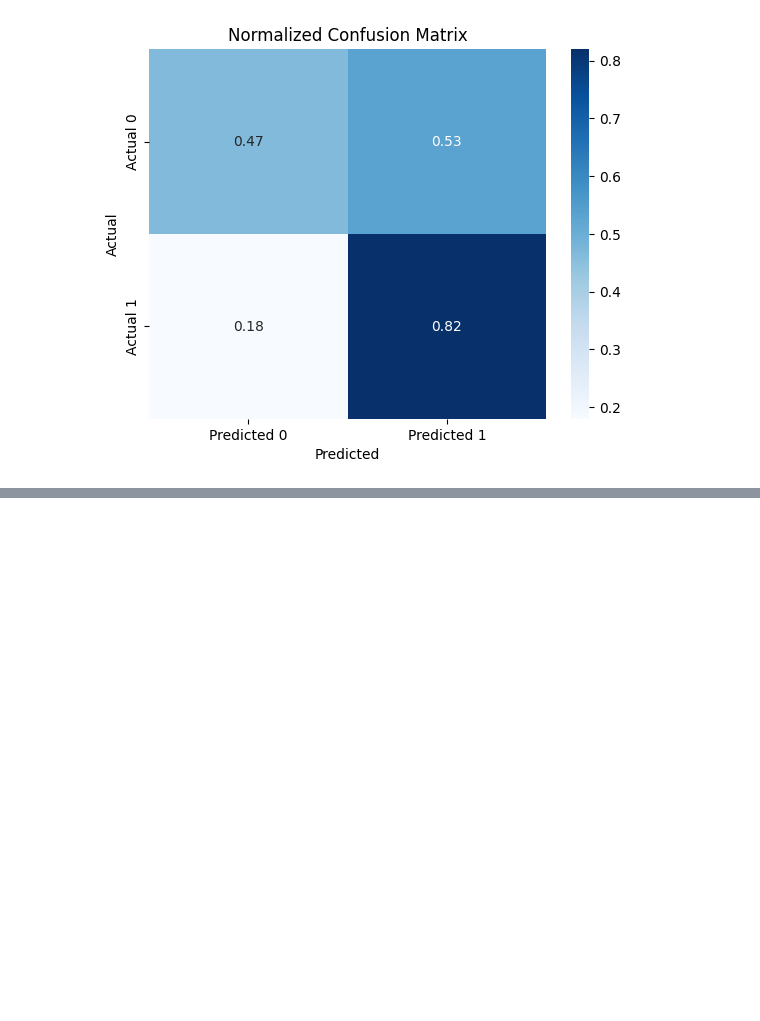
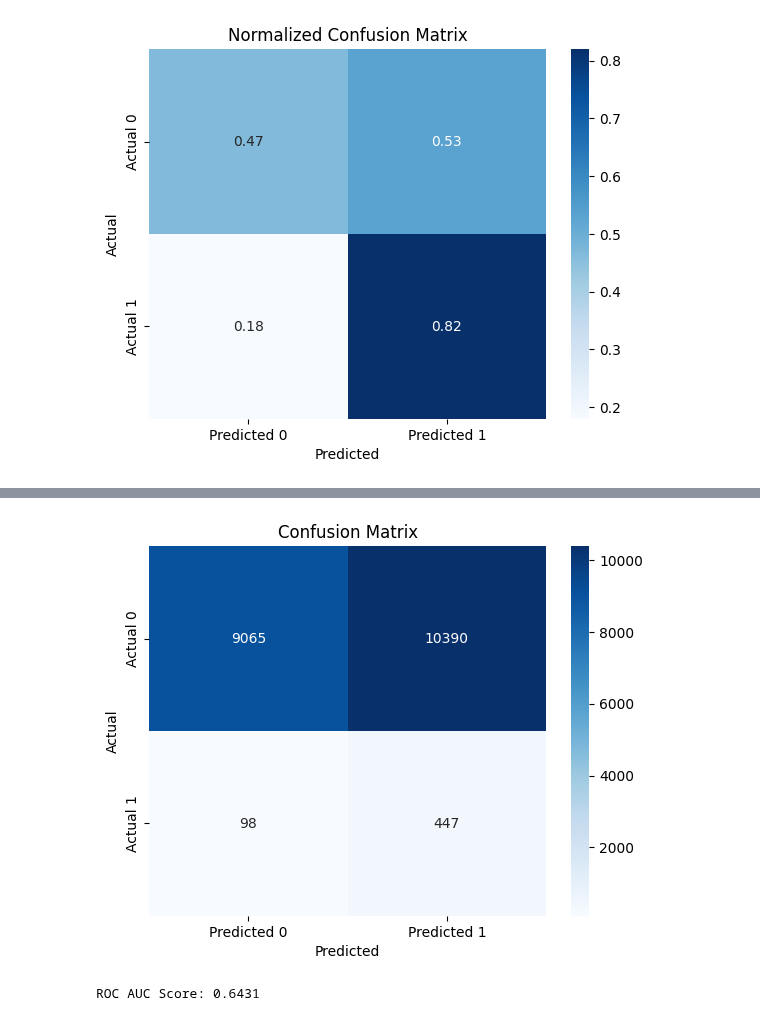
Before and after one commit to fjadidi2001/Insurance, a Jupyter notebook: PredictClaimYN.ipynb, the cells around one changed output, grey strips where cells are left out. Cells and saved outputs as stored; diff of their text form; code cells hidden in the pictures; blank space fills up the shorter version.

```diff
--- a/PredictClaimYN.ipynb
+++ b/PredictClaimYN.ipynb
@@ -803,3 +803,17 @@ plt.title("Normalized Confusion Matrix")
 plt.show()
 # %% [output]
 [figure]
+# %%
+def resample_data(strategy, X, y):
+    if strategy == 'SMOTE':
+        smote = SMOTE(random_state=42)
+        return smote.fit_resample(X, y)
+    elif strategy == 'Class Weight':
+        return X, y  # No resampling needed, class weights will be used
+
+# Evaluate both strategies
+for strategy in ['SMOTE', 'Class Weight']:
+    print(f"Evaluating with {strategy}")
+    X_train_resampled, y_train_resampled = resample_data(strategy, X_train, y_train)
+    model = create_fjidea_model(X_train_resampled.shape[1], 1)
+    model.fit(X_train_resampled, y_train_resampled, epochs=50, batch_size=32, validation_data=(X_test, y_test))
@@ -805,0 +858,16 @@ plt.show()
+# %%
+cm = confusion_matrix(y_test, y_pred)
+sns.heatmap(cm, annot=True, fmt="d", cmap="Blues",
+            xticklabels=['Predicted 0', 'Predicted 1'],
+            yticklabels=['Actual 0', 'Actual 1'])
+plt.xlabel("Predicted")
+plt.ylabel("Actual")
+plt.title("Confusion Matrix")
+plt.show()
+# %% [output]
+[figure, added]
+# %%
+roc_auc = roc_auc_score(y_test, y_pred)
+print(f"ROC AUC Score: {roc_auc:.4f}")
+# %% [output]
+ROC AUC Score: 0.6431
```
Also changed, not shown: parts of 3 cells of this notebook.
